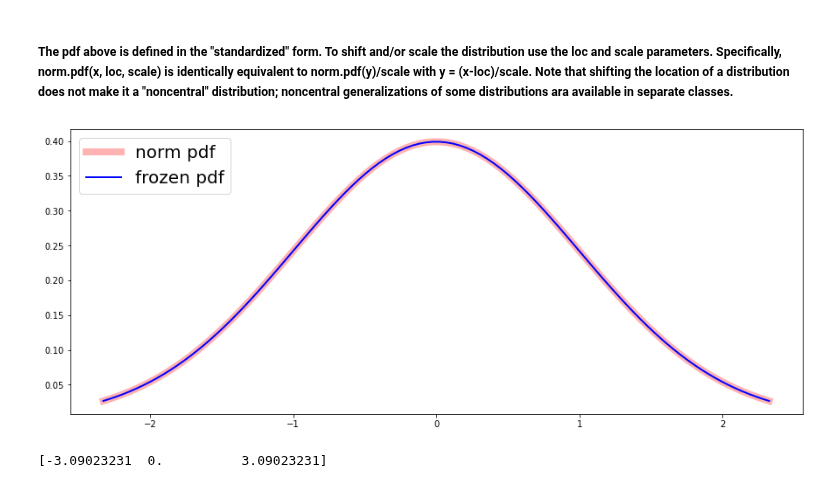
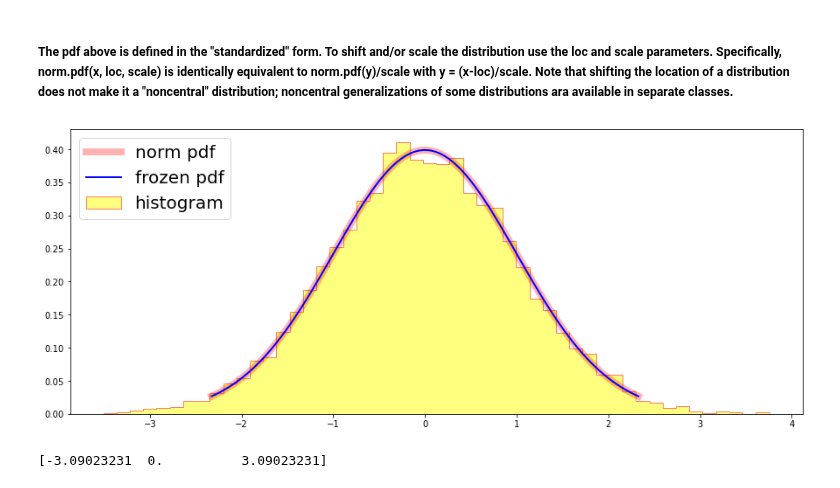
Before and after one commit to rubinkim/machine_learning_07_2022, a Jupyter notebook: 10_statistics/02_scipy_stats_norm.ipynb, the cells around one changed output. Drawn from its saved outputs; the diff is of its cells as text; code cells hidden in the pictures.

Commit message:
Making a histogram & compare to real dist

```diff
--- a/10_statistics/02_scipy_stats_norm.ipynb
+++ b/10_statistics/02_scipy_stats_norm.ipynb
@@ -9,27 +9,31 @@
 # %%
 from scipy.stats import norm
 import numpy as np
 import matplotlib.pyplot as plt
 
 fig, ax = plt.subplots(nrows=1, ncols=1, figsize=(15, 6))
 
 # Calculate the first four moments
 mean, var, skew, kurt = norm.stats(moments='mvsk')
 
 # Display the pdf
 x = np.linspace(start=norm.ppf(0.01), stop=norm.ppf(0.99), num=100)
 ax.plot(x, norm.pdf(x), 'r-', lw=8, alpha=0.3, label='norm pdf')
 
 # Alternatively, the distribution object can be called(as a function) to fix the shape, location and scale
 # parameters. This returns a "frozen" RV object holding the given parameters fixed.
 # Freeze the distribution and display the frozen pdf:
 rv = norm()
 ax.plot(x, rv.pdf(x), 'b-', lw=2, label='frozen pdf')
 
+# Generate random numbers & compare the histogram:
+r = norm.rvs(size=10000)
+ax.hist(x=r, density=True, histtype='stepfilled', alpha=0.5, bins=50, color='yellow', edgecolor='red', label='histogram')
+
 plt.legend(fontsize=20, loc='upper left')
 plt.show()
 # %% [output]
-[figure, old version]
+[figure, new version]
 # %%
 # Check the accuracy of cdf and ppf:
 vals = norm.ppf(q=[0.001, 0.5, 0.999])
```
